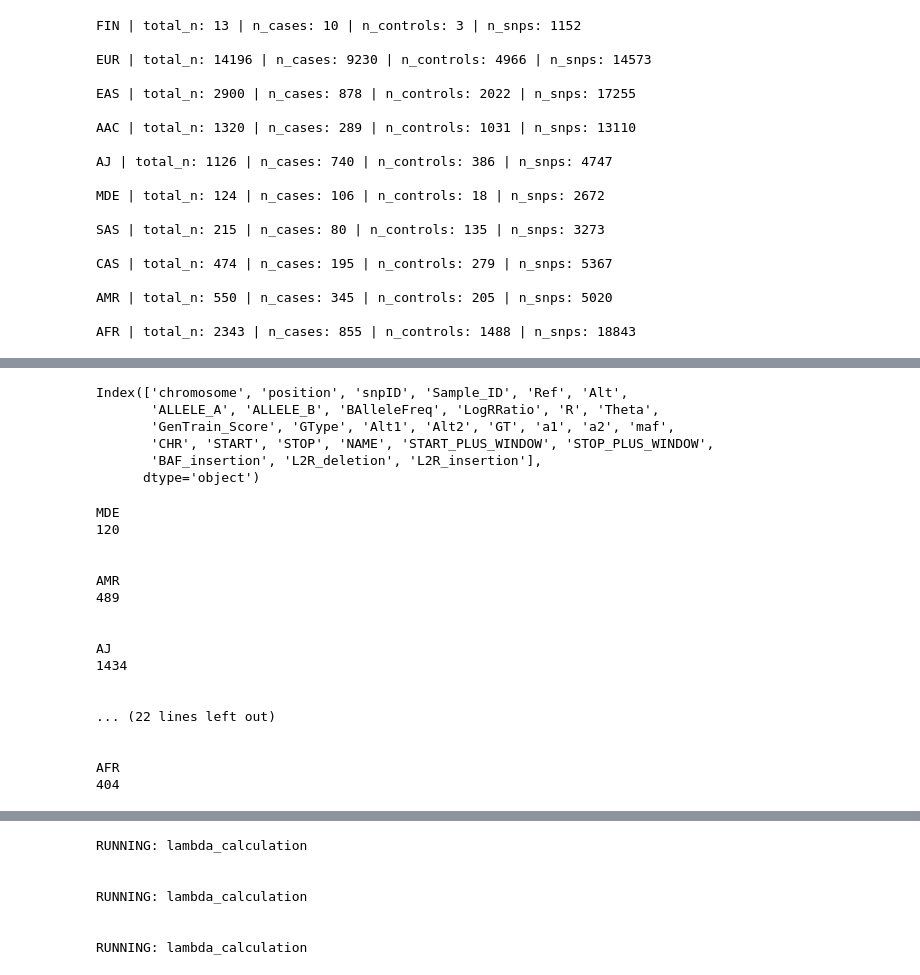
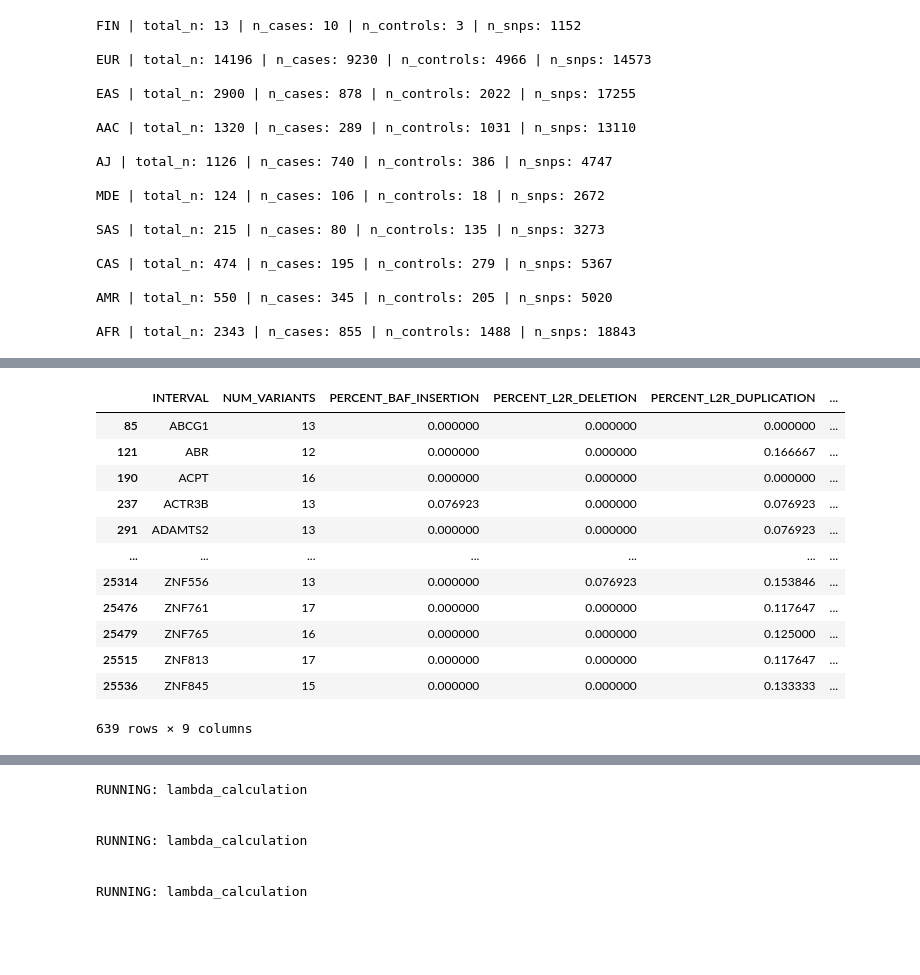
Before and after one commit to dvitale199/CNVs, a Jupyter notebook: GP2_CNVs.ipynb, the cells around one changed output, grey strips where cells are left out. Cells and saved outputs as stored; diff of their text form; code cells hidden in the pictures; blank space fills up the shorter version.

```diff
--- a/GP2_CNVs.ipynb
+++ b/GP2_CNVs.ipynb
@@ -558,59 +286,17 @@ sample_test.loc[(sample_test['chromosome']=='1') & (sample_test['position'] >= 3
-# %%
-sample_test.columns
-# %% [output]
-Index(['chromosome', 'position', 'snpID', 'Sample_ID', 'Ref', 'Alt',
-       'ALLELE_A', 'ALLELE_B', 'BAlleleFreq', 'LogRRatio', 'R', 'Theta',
-       'GenTrain_Score', 'GType', 'Alt1', 'Alt2', 'GT', 'a1', 'a2', 'maf',
-       'CHR', 'START', 'STOP', 'NAME', 'START_PLUS_WINDOW', 'STOP_PLUS_WINDOW',
-       'BAF_insertion', 'L2R_deletion', 'L2R_insertion'],
-      dtype='object')
-# %%
-missing_cnvs = list()
-missing_metrics = list()
-for label in ancestry_labels:
-    # for label in ['EUR']:
-    out_name = f'GP2_round4_JAN_24_2023_{label}'
-    label_dir = f'{cnv_path}/cnv_calls/{label}'
-    geno_path = f'{cnv_path}/genotypes/{out_name}_clean'
-    samples = pd.read_csv(f'{geno_path}_barcode.samples', header=None, names=['IID'])
-
-    print(label)
-    print(samples.shape[0])
-    print()
-    print()
-
-
-    for sample in samples.IID.unique():
-        code = sample.split('_')[0]
-        for chrom in chroms:
-
-            mfile = f'{snp_metrics_path}/{code}/snp_metrics_{sample}_chr{chrom}.csv'
-            cnv_out = f'{label_dir}/CNV_{label}_{sample}_chr{chrom}.csv'
-
-            if os.path.isfile(mfile):
-                pass
-            else:
-                missing_metrics.append(mfile)
-
-            if os.path.isfile(cnv_out):
-                pass
-            else:
-                missing_cnvs.append(cnv_out)
-# %% [output]
-MDE
-120
-
-
-AMR
-489
-
-
-AJ
-1434
-
-
-... (22 lines left out)
-
-
-AFR
-404
+# %%
+# test_cnv = pd.read_parquet('/data/GP2/raw_genotypes/cnvs/release5/cnv_calls/EUR/CNV_EUR_204620380001_R01C01.parquet')
+test_cnv[test_cnv.NUM_VARIANTS>10]
+# %% [output]
+|  | INTERVAL | NUM_VARIANTS | PERCENT_BAF_INSERTION | PERCENT_L2R_DELETION | PERCENT_L2R_DUPLICATION | ... |
+| 85 | ABCG1 | 13 | 0.000000 | 0.000000 | 0.000000 | ... |
+| 121 | ABR | 12 | 0.000000 | 0.000000 | 0.166667 | ... |
+| 190 | ACPT | 16 | 0.000000 | 0.000000 | 0.000000 | ... |
+| 237 | ACTR3B | 13 | 0.076923 | 0.000000 | 0.076923 | ... |
+| 291 | ADAMTS2 | 13 | 0.000000 | 0.000000 | 0.076923 | ... |
+| ... | ... | ... | ... | ... | ... | ... |
+| 25314 | ZNF556 | 13 | 0.000000 | 0.076923 | 0.153846 | ... |
+| 25476 | ZNF761 | 17 | 0.000000 | 0.000000 | 0.117647 | ... |
+| 25479 | ZNF765 | 16 | 0.000000 | 0.000000 | 0.125000 | ... |
+| 25515 | ZNF813 | 17 | 0.000000 | 0.000000 | 0.117647 | ... |
+| 25536 | ZNF845 | 15 | 0.000000 | 0.000000 | 0.133333 | ... |
+639 rows × 9 columns
```
Also changed, not shown: parts of 39 cells of this notebook, 5 other files.
